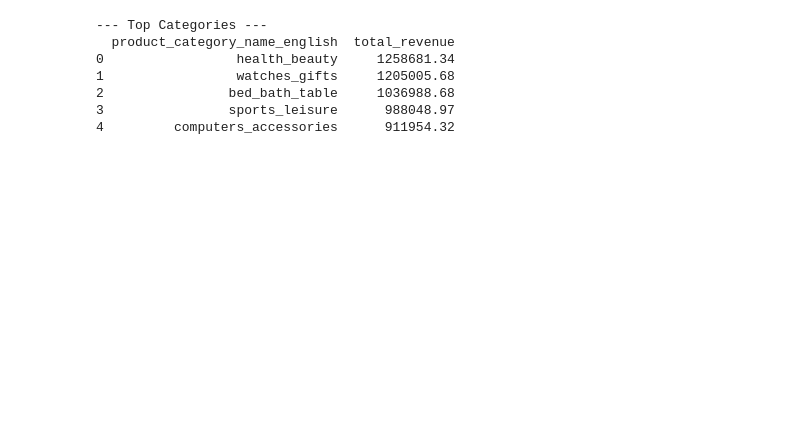
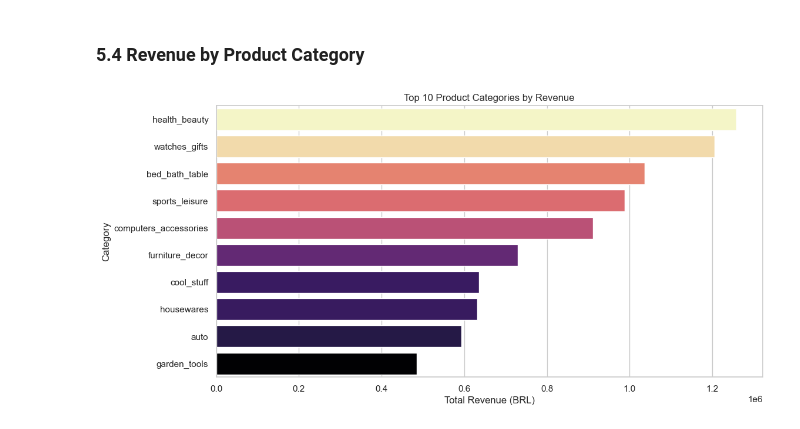
Before and after one commit to Esmail514/Data-Engneering-Bootcamp, a Jupyter notebook: Assignment6/DWH/ETL.ipynb, the cells around one changed output. Saved outputs shown, nothing was run; the diff lists cells and outputs as text; code cells hidden in the pictures; blank space fills up the shorter version.

```diff
--- a/Assignment6/DWH/ETL.ipynb
+++ b/Assignment6/DWH/ETL.ipynb
@@ -102,21 +242,23 @@ print(pd.read_sql_query(query_top_customers, dwh_engine))
+# %% [markdown]
+### 5.4 Revenue by Product Category
 # %%
-query_top_categories = """
-SELECT p.product_category_name_english, SUM(f.price) as total_revenue
-FROM fact_sales f
-JOIN dim_products p ON f.product_id = p.product_id
+query_category_revenue = """
+SELECT
+    p.product_category_name_english,
+    SUM(f.sales_amount) as total_revenue
+FROM fact_order_items f
+JOIN dim_product p ON f.product_key = p.product_key
 GROUP BY p.product_category_name_english
 ORDER BY total_revenue DESC
-LIMIT 5;
+LIMIT 10
 """
-print("--- Top Categories ---")
-print(pd.read_sql_query(query_top_categories, dwh_engine))
+category_revenue = pd.read_sql_query(query_category_revenue, dwh_engine)
 
-dwh_engine.dispose()
+plt.figure(figsize=(12, 6))
+sns.barplot(data=category_revenue, x='total_revenue', y='product_category_name_english', hue='total_revenue', legend=False, palette='magma')
+plt.title('Top 10 Product Categories by Revenue')
+plt.xlabel('Total Revenue (BRL)')
+plt.ylabel('Category')
+plt.show()
 # %% [output]
---- Top Categories ---
-  product_category_name_english  total_revenue
-0                 health_beauty     1258681.34
-1                 watches_gifts     1205005.68
-2                bed_bath_table     1036988.68
-3                sports_leisure      988048.97
-4         computers_accessories      911954.32
+[figure, added]
```
Also changed, not shown: parts of 21 cells of this notebook, 2 other files.
